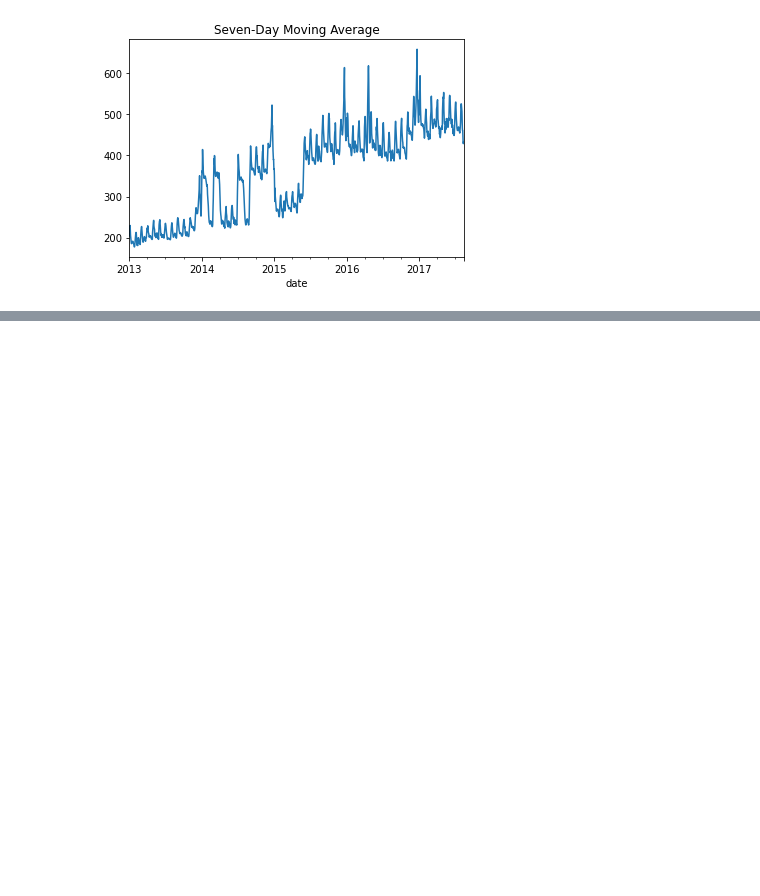
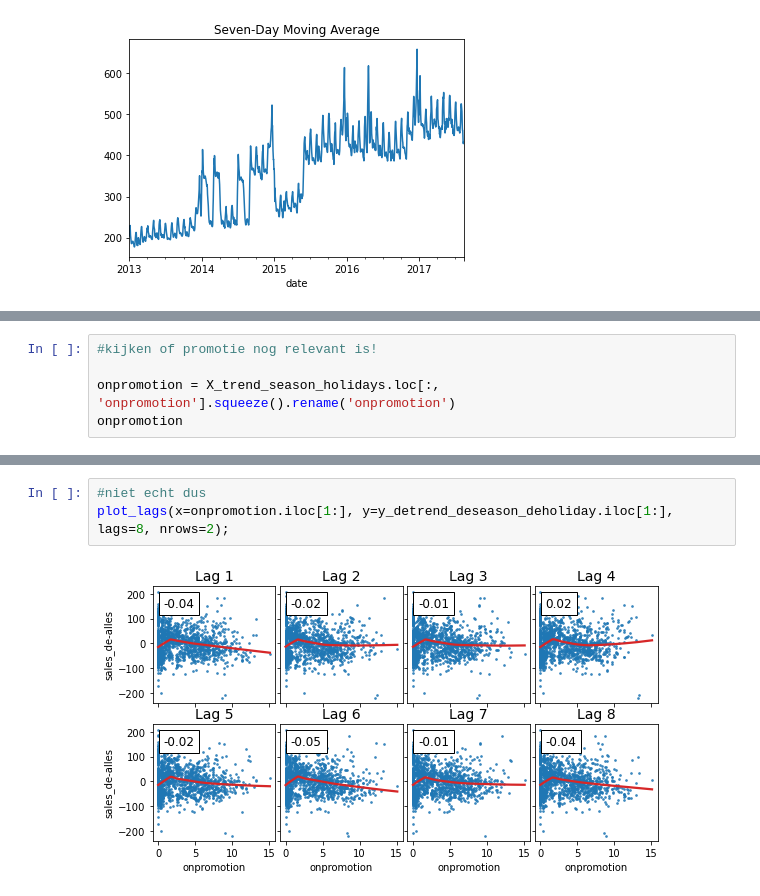
Before and after one commit to safersephy/ML-practice-2021, a Jupyter notebook: TS/TS.ipynb, the cells around one changed output, grey strips where cells are left out. Cells and saved outputs as stored; diff of their text form; blank space fills up the shorter version.

```diff
--- a/TS/TS.ipynb
+++ b/TS/TS.ipynb
@@ -378,0 +455,5 @@ ax.set_title("Seven-Day Moving Average");
+# %%
+#kijken of promotie nog relevant is!
+
+onpromotion = X_trend_season_holidays.loc[:, 'onpromotion'].squeeze().rename('onpromotion')
+onpromotion
@@ -378,0 +474,5 @@ ax.set_title("Seven-Day Moving Average");
+# %%
+#niet echt dus
+plot_lags(x=onpromotion.iloc[1:], y=y_detrend_deseason_deholiday.iloc[1:], lags=8, nrows=2);
+# %% [output]
+[figure, added]
```
Also changed, not shown: parts of 6 cells of this notebook.
